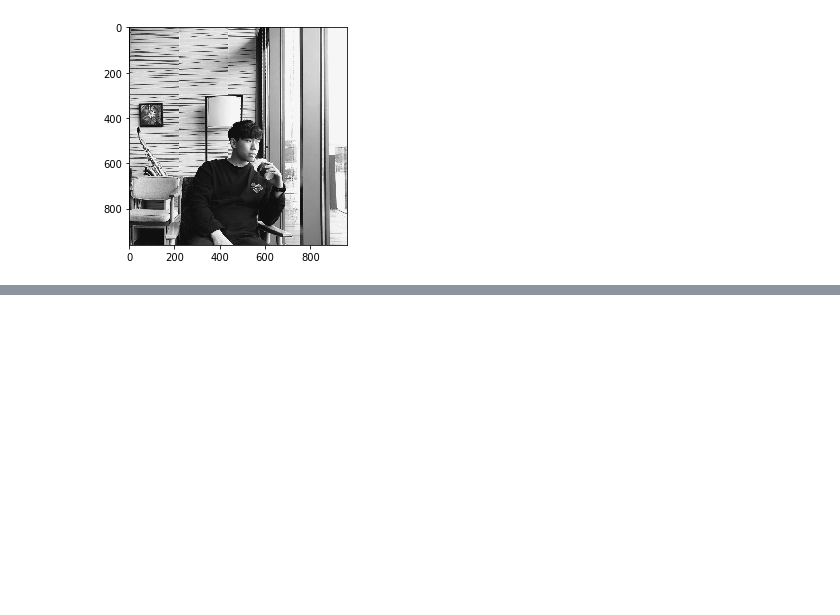
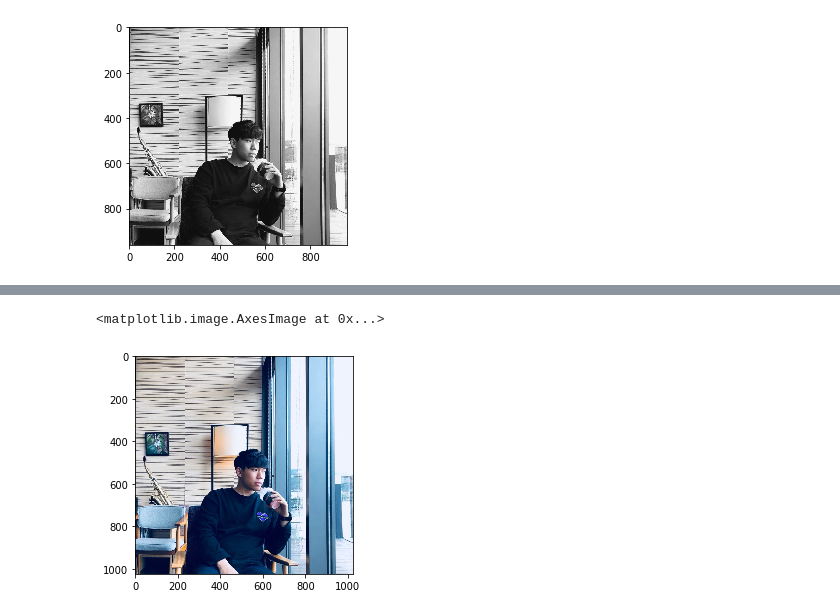
Before and after one commit to Ilevk/TIL, a Jupyter notebook: Python/handling_data/Handling_Image.ipynb, the cells around one changed output, grey strips where cells are left out. Saved outputs shown, nothing was run; the diff lists cells and outputs as text; code cells hidden in the pictures; blank space fills up the shorter version.

```diff
--- a/Python/handling_data/Handling_Image.ipynb
+++ b/Python/handling_data/Handling_Image.ipynb
@@ -31,0 +42,2 @@ plt.imshow(profile)
+# %%
+row, col, chan = profile.shape
@@ -31,0 +46,8 @@ plt.imshow(profile)
+# %%
+a = np.stack((
+    np.array(cv2.warpAffine(profile, cv2.getRotationMatrix2D((row/2, col/2), 0, 1), (row, col))),
+    np.array(cv2.warpAffine(profile, cv2.getRotationMatrix2D((row/2, col/2), 90, 1), (row, col))),
+    np.array(cv2.warpAffine(profile, cv2.getRotationMatrix2D((row/2, col/2), 180, 1), (row, col))),
+    np.array(cv2.warpAffine(profile, cv2.getRotationMatrix2D((row/2, col/2), 270, 1), (row, col)))
+ ),-1
+)
@@ -31,0 +58,5 @@ plt.imshow(profile)
+# %%
+plt.imshow(np.flip(a[:,:,:,0],axis=2))
+# %% [output]
+<matplotlib.image.AxesImage at 0x...>
+[figure, added]
```
Also changed, not shown: parts of 18 cells of this notebook.
